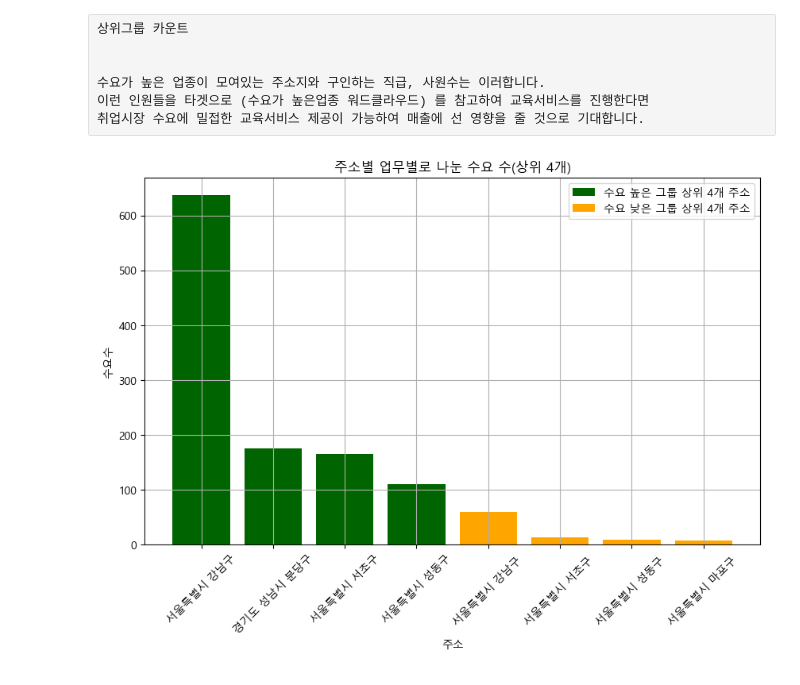
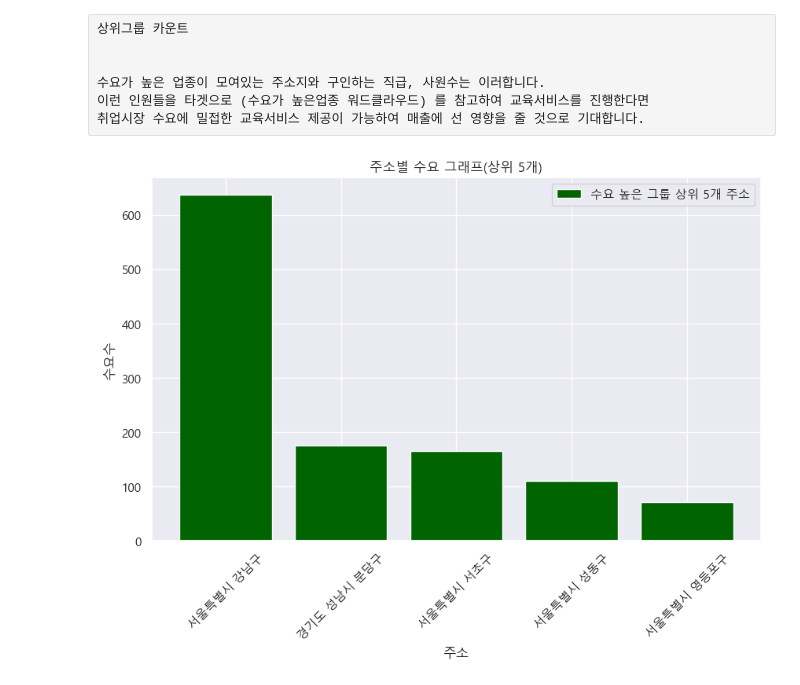
Before and after one commit to Pepi10/b7_Crawling, a Jupyter notebook: 김재경/카이제곱.ipynb, the cells around one changed output. Saved outputs shown, nothing was run; the diff lists cells and outputs as text; code cells hidden in the pictures.

```diff
--- a/김재경/카이제곱.ipynb
+++ b/김재경/카이제곱.ipynb
@@ -112,34 +117,35 @@ P-value: 5.056018572498105e-36
 수요가 높은 업종이 모여있는 주소지와 구인하는 직급, 사원수는 이러합니다.
 이런 인원들을 타겟으로 (수요가 높은업종 워드클라우드) 를 참고하여 교육서비스를 진행한다면
 취업시장 수요에 밀접한 교육서비스 제공이 가능하여 매출에 선 영향을 줄 것으로 기대합니다.
+# %%
+sns.set_theme(style="darkgrid")
 # %%
+plt.rc('font', family='Malgun Gothic')
+mpl.rcParams['axes.unicode_minus'] = False
 df = pd.DataFrame(data)
 
 # 주소별 기업 개수 계산
 address_count = df.loc[df['수요'] == 1, '주소'].value_counts().sort_values(ascending=False)
 address_count_1 = df.loc[df['수요'] == 0, '주소'].value_counts().sort_values(ascending=False)
 
 # 상위 5개 주소
-top_5_address = address_count.head(4)
+top_5_address = address_count.head(5)
 
 # 하위 5개 주소
 bottom_5_address = address_count_1.head(4)
 
 # 시각화
 plt.figure(figsize=(10, 6))
 
 # 상위 5개 주소 막대 그래프
-plt.bar(top_5_address.index, top_5_address.values, color='darkgreen', label='수요 높은 그룹 상위 4개 주소')
-
-# 하위 5개 주소 막대 그래프
-plt.bar(bottom_5_address.index + ' ', bottom_5_address.values, color='Orange', label='수요 낮은 그룹 상위 4개 주소')
+plt.bar(top_5_address.index, top_5_address.values, color='darkgreen', label='수요 높은 그룹 상위 5개 주소')
 
 plt.xlabel('주소')
 plt.ylabel('수요수')
-plt.title('주소별 업무별로 나눈 수요 수(상위 4개)')
+plt.title('주소별 수요 그래프(상위 5개)')
 plt.xticks(rotation=45)
 plt.grid(True)
 plt.legend()
 plt.show()
 # %% [output]
-[figure, old version]
+[figure, new version]
```
Also changed, not shown: parts of 6 cells of this notebook, 1 other file.
